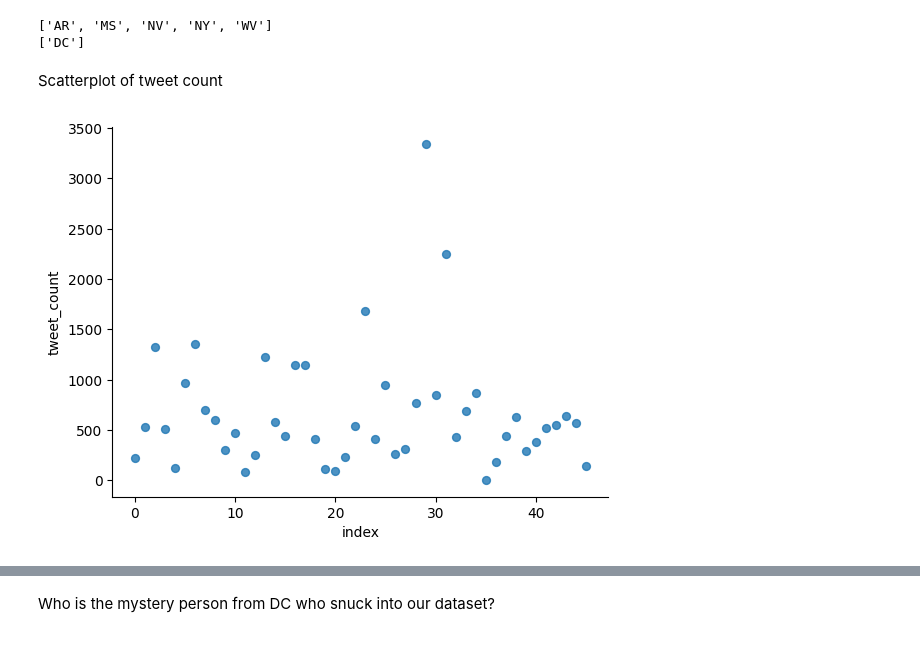
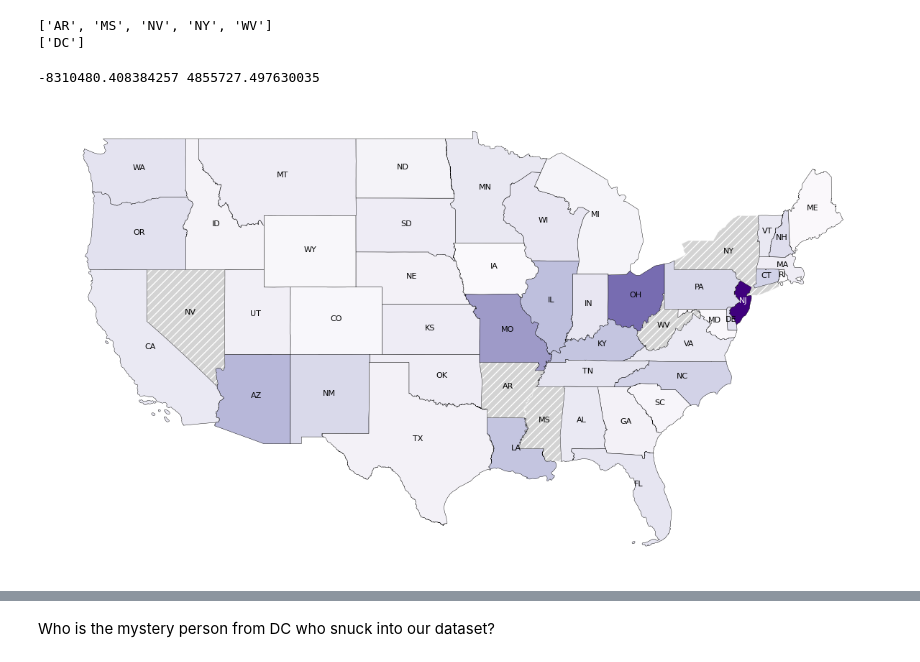
Before and after one commit to ishraqkhan32/dspp_assignment1, a Jupyter notebook: data_assignment_1.ipynb, the cells around one changed output, grey strips where cells are left out. Saved outputs shown, nothing was run; the diff lists cells and outputs as text; code cells hidden in the pictures.

```diff
--- a/data_assignment_1.ipynb
+++ b/data_assignment_1.ipynb
@@ -117,10 +102,68 @@ print(extra_states) # the extra state in our dataset
 # %% [output]
 ['AR', 'MS', 'NV', 'NY', 'WV']
 ['DC']
-# %% [markdown]
-Scatterplot of tweet count
-# %%
-_df_3.plot(kind='scatter', x='index', y='tweet_count', s=32, alpha=.8)
-plt.gca().spines[['top', 'right',]].set_visible(False)
-# %% [output]
-[figure, removed]
+# %%
+states = geopandas.read_file('/content/drive/MyDrive/us-state-boundaries/us-state-boundaries.shp')
+states = states.to_crs(epsg=3395)
+
+# drop non-contiguous states and plot with random color (for now)
+contig_48 = states.drop([0,5,21,29,30,31,38,53])
+
+# define party colors
+party_colors = {'Democratic': 'lightblue',  'Republican': 'red'}
+
+# merge geodata & senator tweet data into single dataframe
+merged_states = contig_48.merge(merged_df, left_on='stusab', right_on='state', how='left')
+merged_states['color'] = merged_states['party'].map(party_colors)
+
+# create custom color map based on party affiliation
+cmap = ListedColormap(list(party_colors.values()))
+# %%
+# normalize tweet counts across all senators
+scaler = MinMaxScaler()
+merged_states['normalized_tweets'] = scaler.fit_transform(merged_states[['tweet_count']])
+
+# plot political party with separate colormaps
+fig, ax = plt.subplots(figsize=(15, 10))
+
+# Base layer: all 50 states
+contig_48.plot(
+    ax=ax,
+    color= "lightgrey",
+    edgecolor= "white",
+    hatch= "///",
+    linewidth=0.2
+)
+
+# overlay all states with color intensity normalized by tweet count
+merged_states.plot(
+    ax=ax,
+    column='normalized_tweets',
+    cmap='Purples',
+    edgecolor='black',
+    linewidth=0.3
+)
+
+# include state labels
+for idx, row in merged_states.iterrows():
+    # Get centroid coordinates
+    centroid = row['geometry'].centroid
+
+    # handle case where centroid is point
+    if centroid.geom_type == 'Point':
+        x, y = centroid.coords[0]
+    # handle other geometry types
+    else:
+        x, y = centroid.x, centroid.y
+
+    if row['stusab'] == 'NJ':
+      ax.text(x+15000, y, row['stusab'], fontsize=8, ha='center', color='white')
+    else:
+      ax.text(x, y, row['stusab'], fontsize=8, ha='center', color='black')
+
+
+ax.set_axis_off()
+plt.show()
+# %% [output]
+-8310480.408384257 4855727.497630035
+[figure, added]
```
Also changed, not shown: parts of 8 cells of this notebook.
